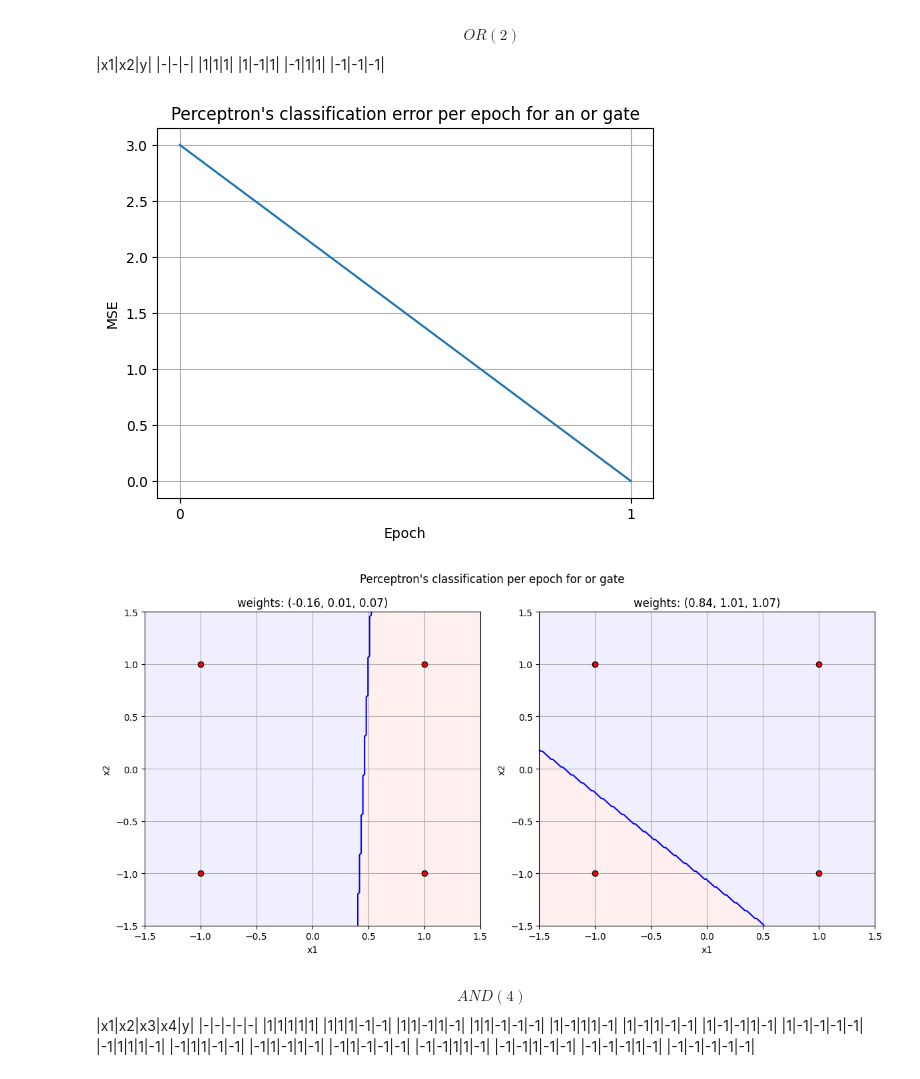
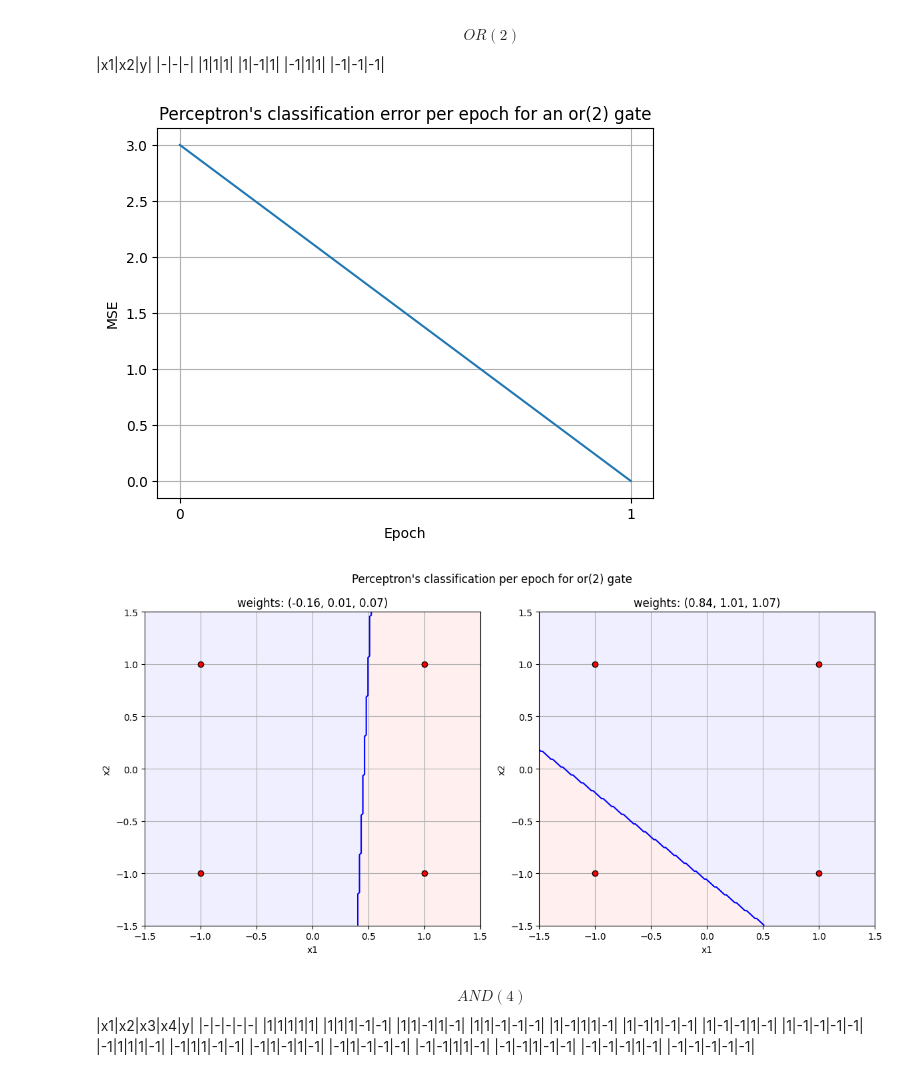
Before and after one commit to mbianchif/Aprendizaje-Profundo, a Jupyter notebook: tp2/notebook.ipynb, the cells around one changed output. Cells and saved outputs as stored; diff of their text form; code cells hidden in the pictures.

```diff
--- a/tp2/notebook.ipynb
+++ b/tp2/notebook.ipynb
@@ -128,11 +110,11 @@ m.train(X, Y, epoch_f=telemeter)
 # %%
-plot_errors(errors, "or")
+plot_errors(errors, "or(2)")
 # %% [output]
-[figure, old version]
+[figure, new version]
 # %%
-plot_weights(ws, "or")
+plot_weights(ws, "or(2)")
 # %% [output]
-[figure, old version]
+[figure, new version]
 # %% [markdown]
 $$AND(4)$$
 |x1|x2|x3|x4|y|
```
Also changed, not shown: parts of 10 cells of this notebook, 1 other file.
